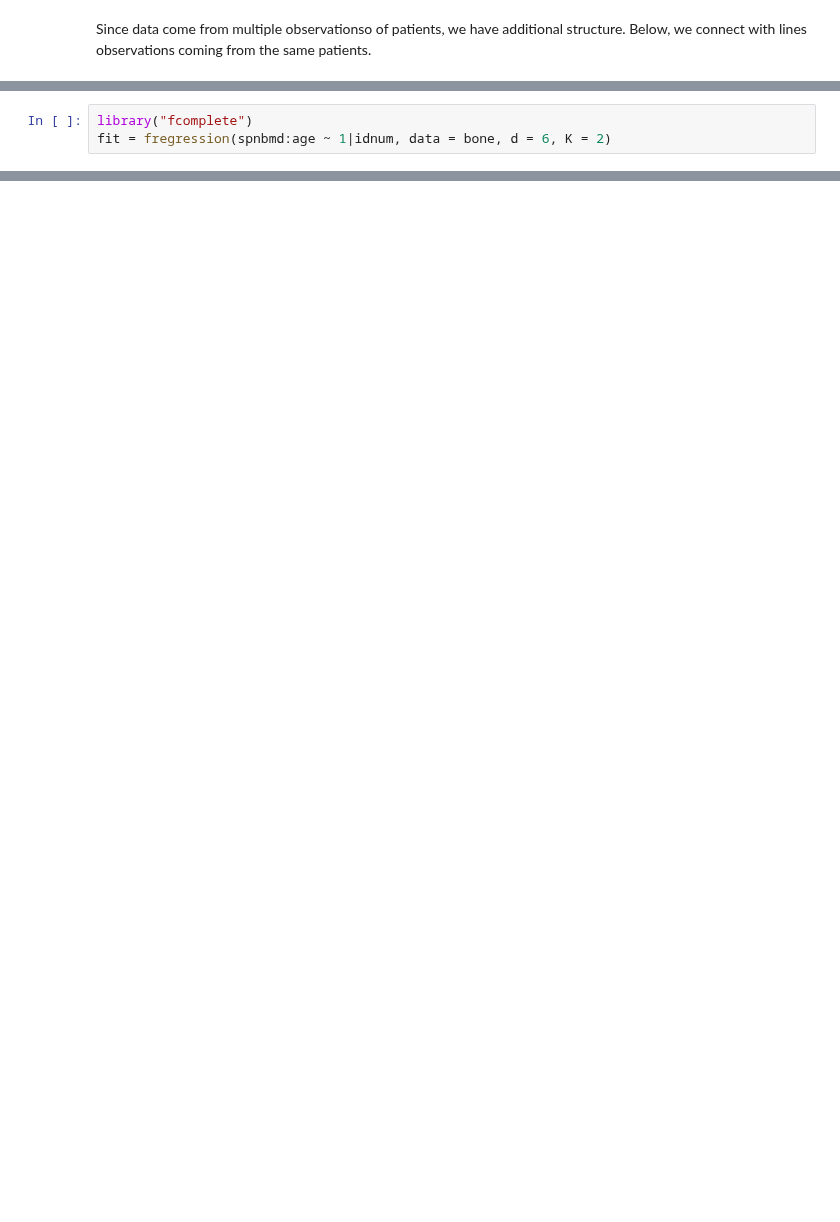
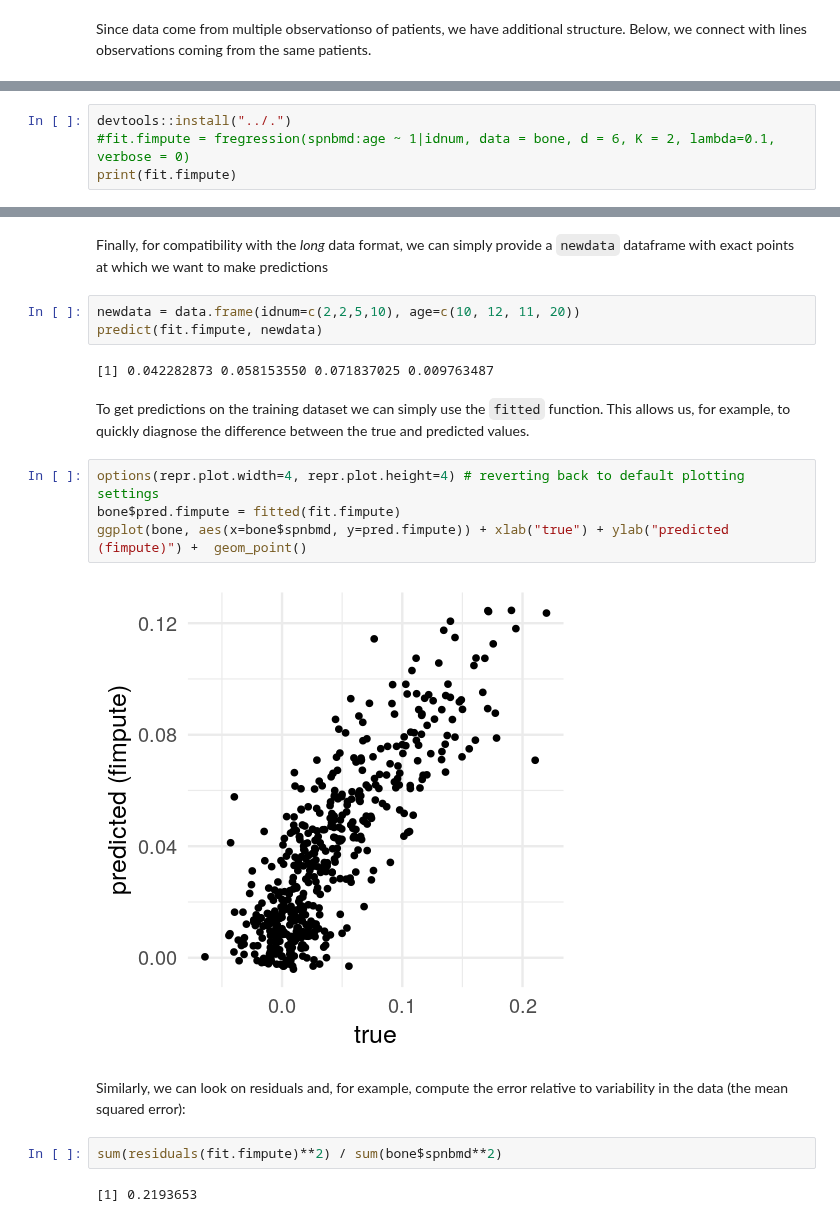
Before and after one commit to kidzik/fcomplete, a Jupyter notebook: vignettes/fcomplete.ipynb, the cells around one changed output, grey strips where cells are left out. Saved outputs shown, nothing was run; the diff lists cells and outputs as text; blank space fills up the shorter version.

```diff
--- a/vignettes/fcomplete.ipynb
+++ b/vignettes/fcomplete.ipynb
@@ -32,6 +40,7 @@ ggplot(aes(x = age, y = spnbmd, color = factor(idnum)), data = bone[1:100,], wid
 
 To fit the model from Kidziński, Hastie (2018), you can simply use the `fregression` function from the package
 # %%
-library("fcomplete")
-fit = fregression(spnbmd:age ~ 1|idnum, data = bone, d = 6, K = 2)
+devtools::install("../.")
+#fit.fimpute = fregression(spnbmd:age ~ 1|idnum, data = bone, d = 6, K = 2, lambda=0.1, verbose = 0)
+print(fit.fimpute)
 # %% [output]
@@ -62,0 +80,21 @@ plot(fit$u)
+# %% [markdown]
+Finally, for compatibility with the *long* data format, we can simply provide a `newdata` dataframe with exact points at which we want to make predictions
+# %%
+newdata = data.frame(idnum=c(2,2,5,10), age=c(10, 12, 11, 20))
+predict(fit.fimpute, newdata)
+# %% [output]
+[1] 0.042282873 0.058153550 0.071837025 0.009763487
+# %% [markdown]
+To get predictions on the training dataset we can simply use the `fitted` function. This allows us, for example, to quickly diagnose the difference between the true and predicted values.
+# %%
+options(repr.plot.width=4, repr.plot.height=4) # reverting back to default plotting settings
+bone$pred.fimpute = fitted(fit.fimpute)
+ggplot(bone, aes(x=bone$spnbmd, y=pred.fimpute)) + xlab("true") + ylab("predicted (fimpute)") +  geom_point()
+# %% [output]
+[figure, added]
+# %% [markdown]
+Similarly, we can look on residuals and, for example, compute the error relative to variability in the data (the mean squared error):
+# %%
+sum(residuals(fit.fimpute)**2) / sum(bone$spnbmd**2)
+# %% [output]
+[1] 0.2193653
```
Also changed, not shown: parts of 25 cells of this notebook, 15 other files.
